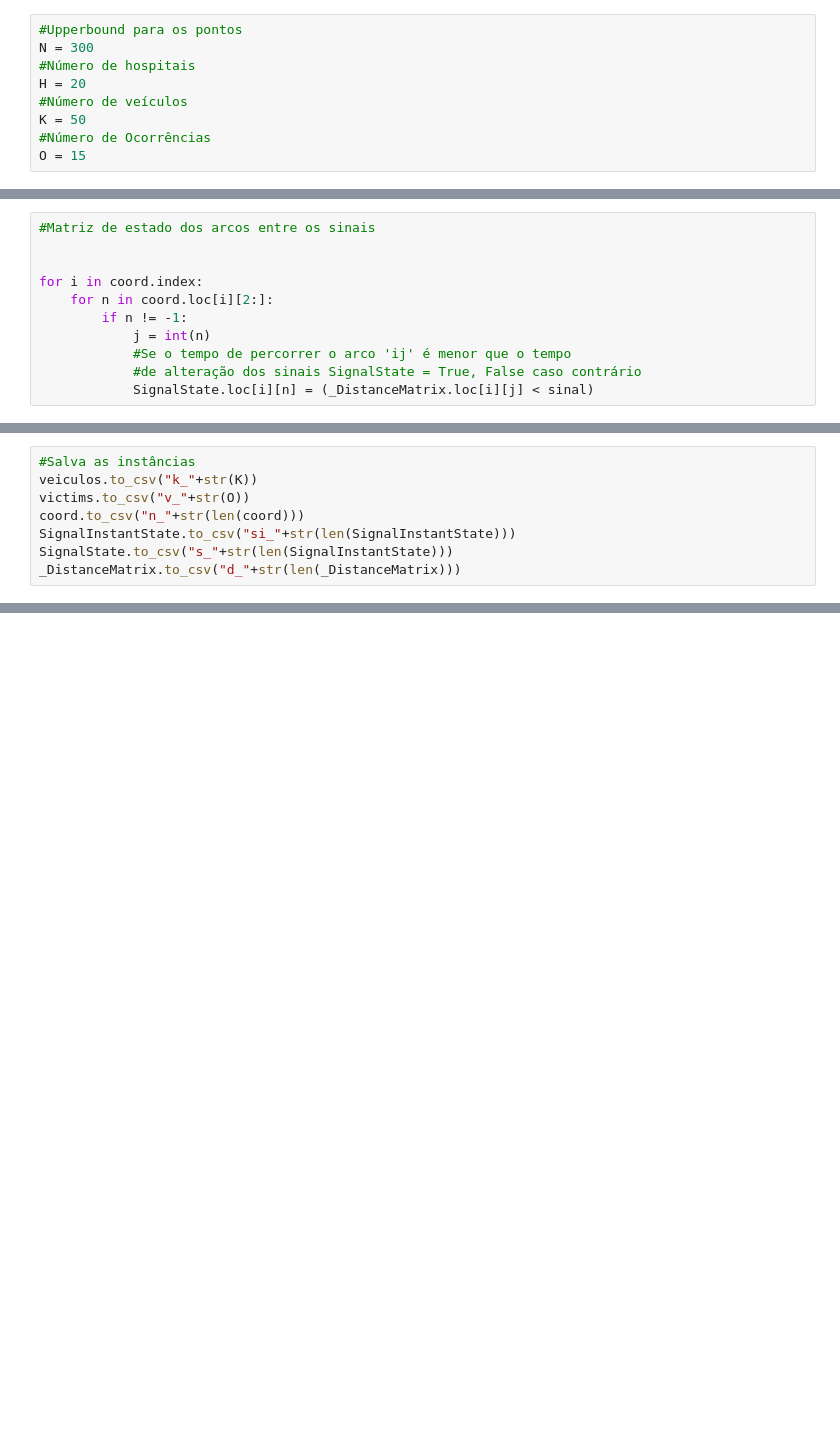
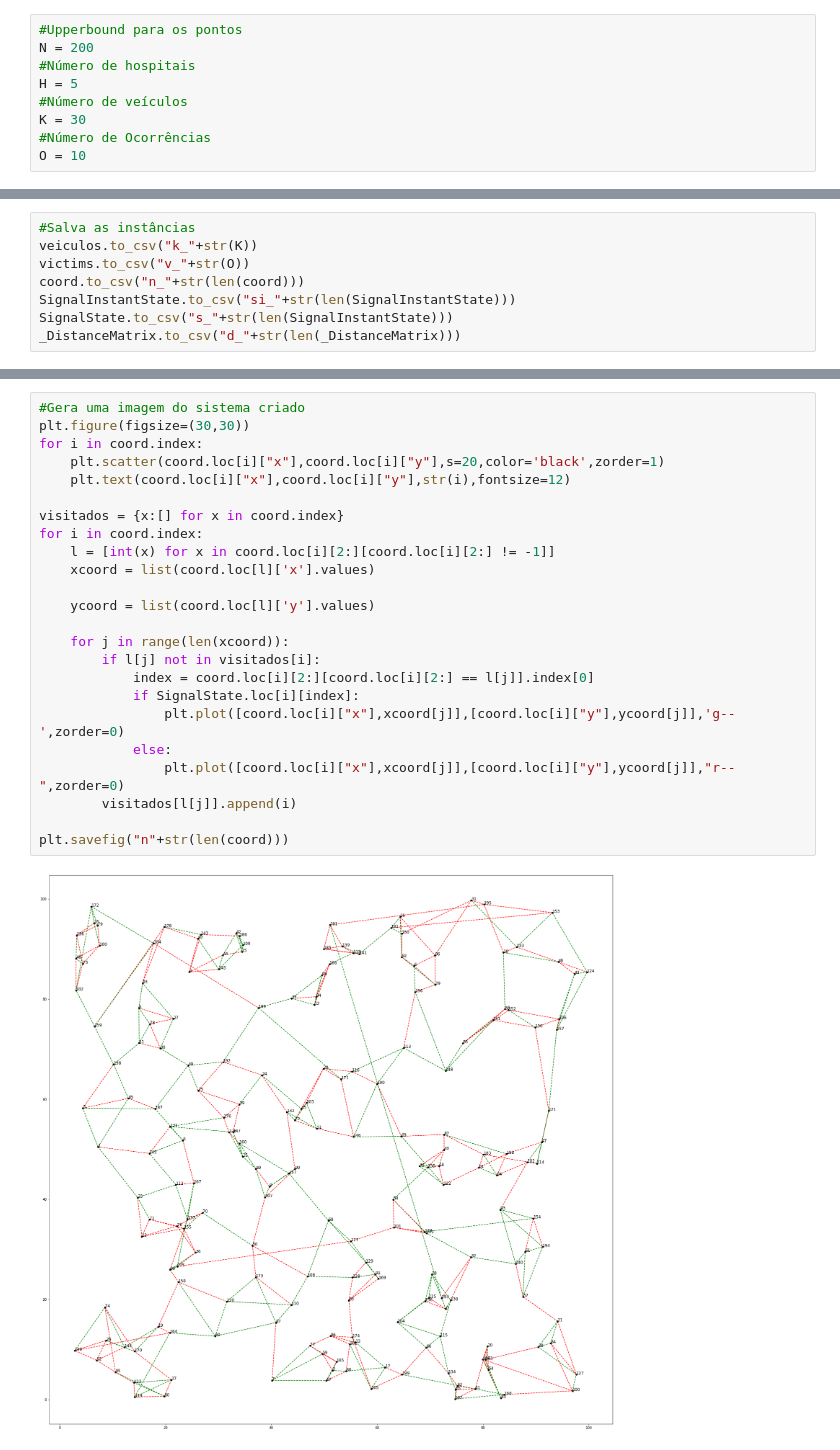
Before and after one commit to ViniciusBragaDiniz/ERP, a Jupyter notebook: InstanceMaker.ipynb, the cells around one changed output, grey strips where cells are left out. Drawn from its saved outputs; the diff is of its cells as text; blank space fills up the shorter version.

```diff
--- a/InstanceMaker.ipynb
+++ b/InstanceMaker.ipynb
@@ -4,13 +4,13 @@ import numpy as np
 import matplotlib.pyplot as plt
 # %%
 #Upperbound para os pontos
-N = 300
+N = 200
 #Número de hospitais
-H = 20
+H = 5
 #Número de veículos
-K = 50
+K = 30
 #Número de Ocorrências
-O = 15
+O = 10
 # %%
 #Cria uma matriz de coordenadas (x,y) aleatórias
 coord = pd.DataFrame(100*np.random.rand(N,2),index=range(N),columns=["x","y"])
@@ -125,17 +125,6 @@ for i in coord.index:
         if j != -1:
             sinal+=_DistanceMatrix.loc[i][j]
 sinal = (sinal/(3*len(coord))) #O tempo de alteração vai ser a média
-# %%
-#Matriz de estado dos arcos entre os sinais
-
-
-for i in coord.index:
-    for n in coord.loc[i][2:]:
-        if n != -1:
-            j = int(n)
-            #Se o tempo de percorrer o arco 'ij' é menor que o tempo
-            #de alteração dos sinais SignalState = True, False caso contrário
-            SignalState.loc[i][n] = (_DistanceMatrix.loc[i][j] < sinal)
 # %%
 SignalState = pd.DataFrame(np.random.random((N,4))<0.5,index = coord.index, columns= coord.columns[2:],dtype=bool)
 # %%
@@ -259,0 +226,26 @@ plt.savefig("n"+str(len(coord)))
+# %%
+#Gera uma imagem do sistema criado
+plt.figure(figsize=(30,30))
+for i in coord.index:
+    plt.scatter(coord.loc[i]["x"],coord.loc[i]["y"],s=20,color='black',zorder=1)
+    plt.text(coord.loc[i]["x"],coord.loc[i]["y"],str(i),fontsize=12)
+
+visitados = {x:[] for x in coord.index}
+for i in coord.index:
+    l = [int(x) for x in coord.loc[i][2:][coord.loc[i][2:] != -1]]
+    xcoord = list(coord.loc[l]['x'].values)
+
+    ycoord = list(coord.loc[l]['y'].values)
+
+    for j in range(len(xcoord)):
+        if l[j] not in visitados[i]:
+            index = coord.loc[i][2:][coord.loc[i][2:] == l[j]].index[0]
+            if SignalState.loc[i][index]:
+                plt.plot([coord.loc[i]["x"],xcoord[j]],[coord.loc[i]["y"],ycoord[j]],'g--',zorder=0)
+            else:
+                plt.plot([coord.loc[i]["x"],xcoord[j]],[coord.loc[i]["y"],ycoord[j]],"r--",zorder=0)
+        visitados[l[j]].append(i)
+
+plt.savefig("n"+str(len(coord)))
+# %% [output]
+[figure, added]
```
Also changed, not shown: parts of 3 cells of this notebook, 2 other files.
